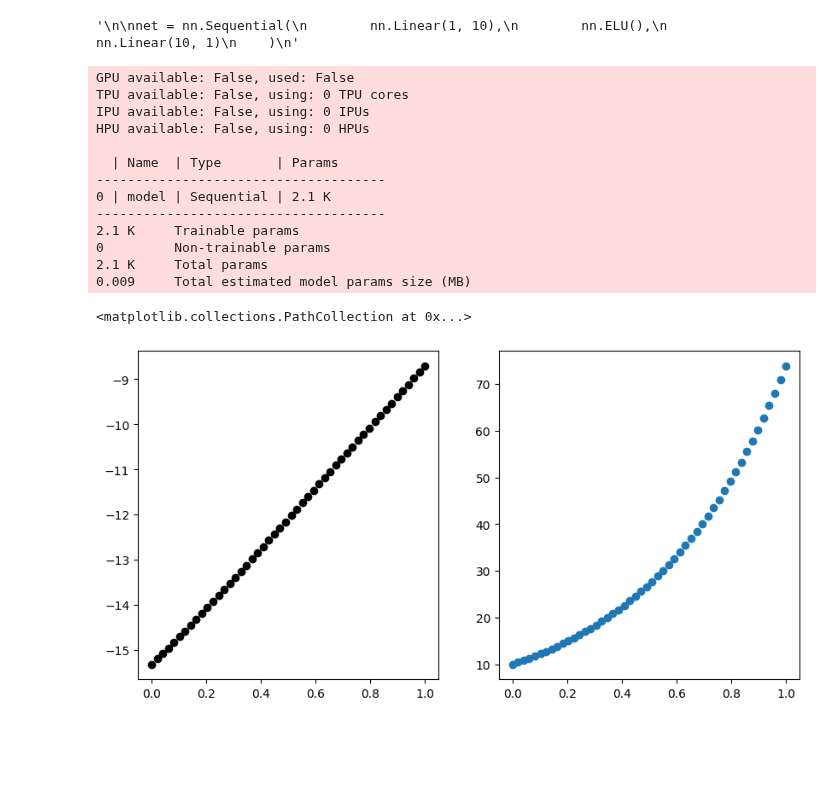
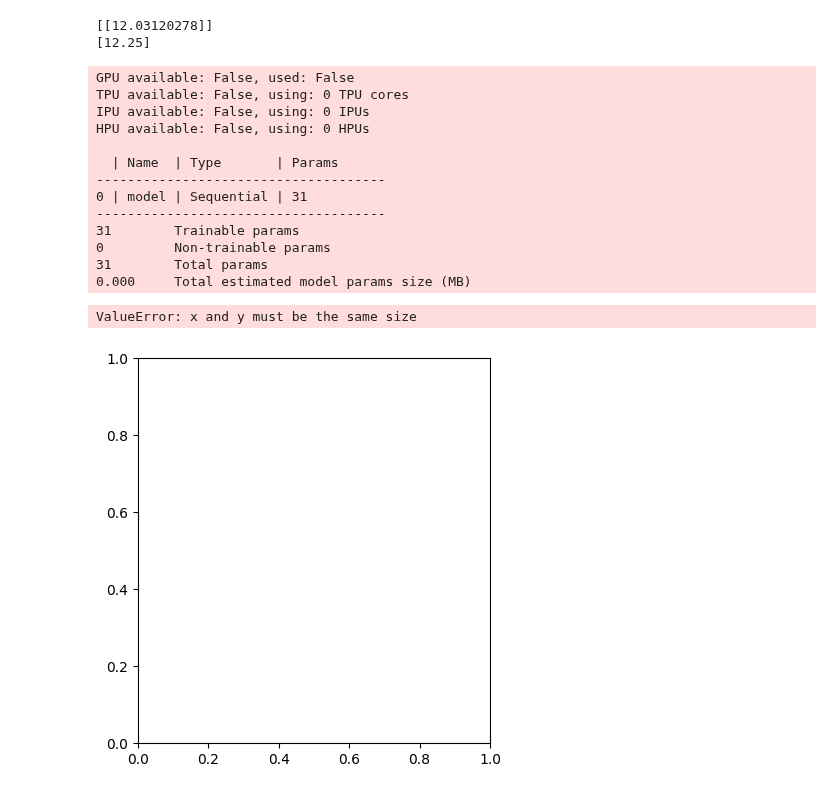
Before and after one commit to Fox-King777/ODE_System_Solver, a Jupyter notebook: SolvingODE.ipynb, the cells around one changed output. Cells and saved outputs as stored; diff of their text form; code cells hidden in the pictures; blank space fills up the shorter version.

```diff
--- a/SolvingODE.ipynb
+++ b/SolvingODE.ipynb
@@ -142,3 +144,9 @@ Max absolute difference: 0.97179
+# %%
+print(g_trial(np.array([1.5]), P))
+print(g_analytic(np.array([1.5])))
+# %% [output]
+[[12.03120278]]
+[12.25]
 # %%
 import torch, torch.nn as nn, torch.utils.data as data, torch.nn.functional as F
 from torch.autograd import grad
@@ -155,22 +163,24 @@ class Learner(L.LightningModule):
     def forward(self, x):
         return self.model(x);
 
-    def g(self, g_trial, gamma = 2):
-        return gamma * g_trial
+    def g(self, x, g_trial, gamma = 2):
+        return 2 * x
 
     def training_step(self, batch, batch_idx):
         x, _ = batch
         x.requires_grad = True
 
-        g_trial = self.init_condition + x * self.forward(x)
-        trial_sol = self.g(g_trial)
-        #d_g_trial = elementwise_grad(g_trial, 0)(x)
-        g_trial.backward(retain_graph=True)
-        d_g_trial = -x.grad
-        #d_g_trial = torch.autograd.functional.jacobian(lambda t: self.init_condition + t * self.model(t), x).flatten()
+        g_trial = self.init_condition + x * self.model(x)
+        trial_sol = self.g(x, g_trial)
 
-        loss = nn.MSELoss()(trial_sol, d_g_trial)
+        g_trial.backward(torch.Tensor([[1], [1], [1], [1], [1]]))
+        d_g_trial = x.grad
+        #print(d_g_trial)
+        #print(trial_sol)
+
+        loss = nn.MSELoss()(d_g_trial, trial_sol)
         self.log("train_loss", loss, prog_bar=True, on_step=False, on_epoch=True)
+        #print(loss)
         return loss
 
     def configure_optimizers(self):
@@ -183,7 +193,8 @@ class Dataset(data.Dataset):
 
         self.n = n
         self.x = torch.linspace(init, end, self.n)
-        self.y = 10*torch.exp(2*self.x)
+        #self.y = 10*np.exp(2*x)
+        self.y = 10 + x**2
 
     def __len__(self):
 
@@ -196,6 +207,7 @@ class Dataset(data.Dataset):
 
         return torch.Tensor(x), torch.Tensor(y)
 # %%
+'''
 net = nn.Sequential(
         nn.Linear(1, 20),
         nn.ELU(),
@@ -209,18 +221,15 @@ net = nn.Sequential(
 
 net = nn.Sequential(
         nn.Linear(1, 10),
-        nn.ELU(),
+        nn.Sigmoid(),
         nn.Linear(10, 1)
     )
-'''
-# %% [output]
-'\n\nnet = nn.Sequential(\n        nn.Linear(1, 10),\n        nn.ELU(),\n        nn.Linear(10, 1)\n    )\n'
 # %%
 train = Dataset(0, 1, 50)
 
-trainer = L.Trainer(logger=False, max_epochs=1200)
+trainer = L.Trainer(logger=False, max_epochs=1000)
 learner = Learner(net, 10)
-trainer.fit(learner, data.DataLoader(train))
+trainer.fit(learner, data.DataLoader(train, batch_size=5))
 # %% [output]
 GPU available: False, used: False
 TPU available: False, using: 0 TPU cores
@@ -229,23 +238,23 @@ HPU available: False, using: 0 HPUs
 
   | Name  | Type       | Params
 -------------------------------------
-0 | model | Sequential | 2.1 K
+0 | model | Sequential | 31
 -------------------------------------
-2.1 K     Trainable params
+31        Trainable params
 0         Non-trainable params
-2.1 K     Total params
-0.009     Total estimated model params size (MB)
+31        Total params
+0.000     Total estimated model params size (MB)
 # %%
 import matplotlib.pyplot as plt
 
 y = learner.model.forward(train.x.view(50, 1))
 y = y.detach().cpu()
 fig = plt.figure(figsize=(10,5))
 ax = fig.add_subplot(121)
-ax.scatter(train.x, y, color='black')
+ax.scatter(train.x, 10 + train.x * y, color='black')
 
 ax1 = fig.add_subplot(122)
 ax1.scatter(train.x, train.y)
 # %% [output]
-<matplotlib.collections.PathCollection at 0x...>
+ValueError: x and y must be the same size
-[figure, old version]
+[figure, new version]
```
Also changed, not shown: parts of 4 cells of this notebook, 20 other files.
